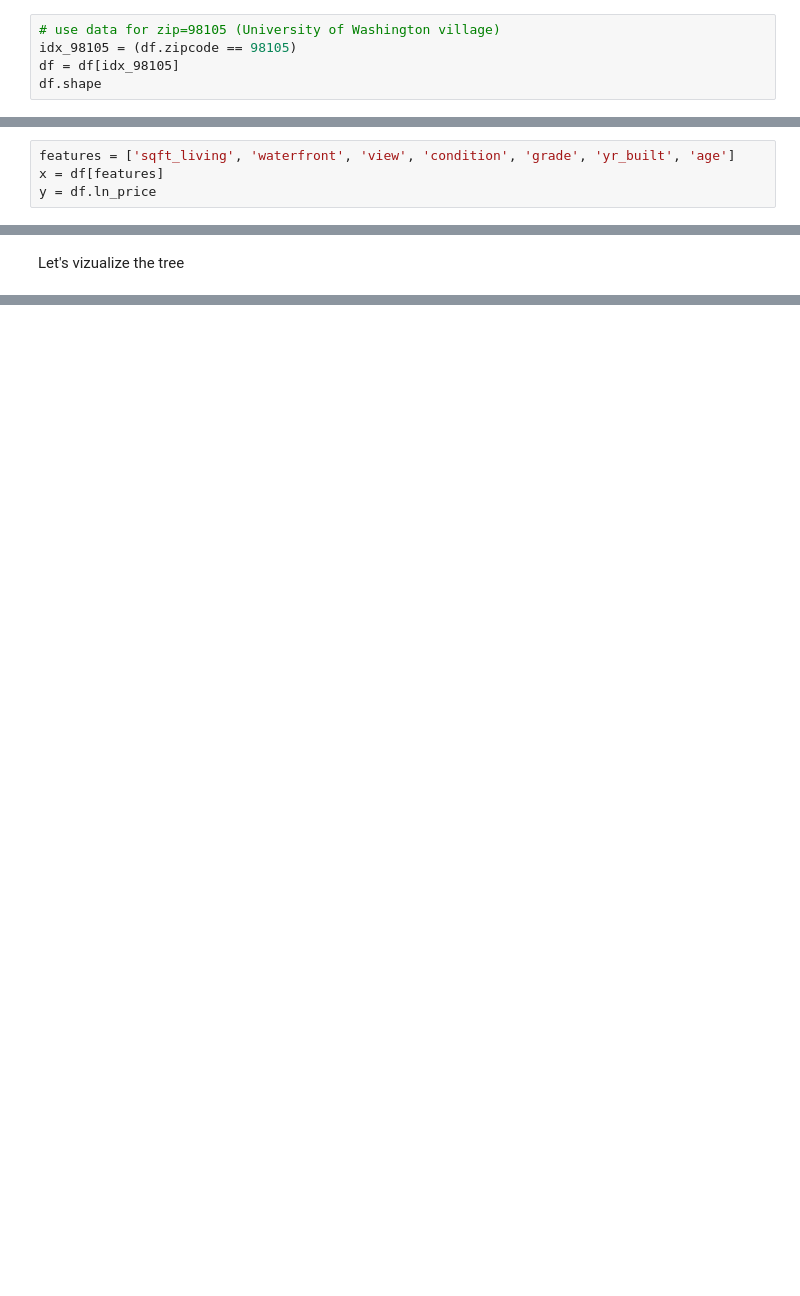
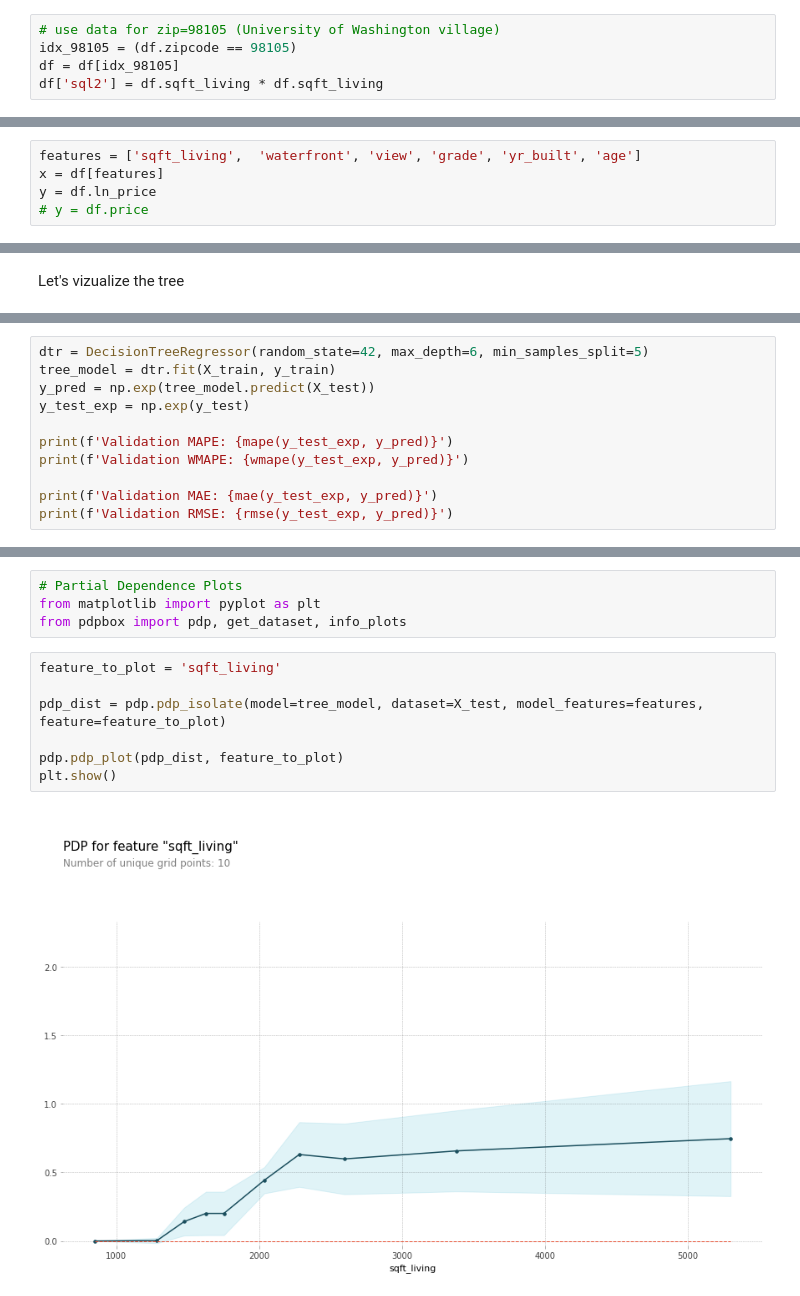
Before and after one commit to blazysecon/SDA_DS_class, a Jupyter notebook: practice/decision_trees.ipynb, the cells around one changed output, grey strips where cells are left out. Drawn from its saved outputs; the diff is of its cells as text; blank space fills up the shorter version.

```diff
--- a/practice/decision_trees.ipynb
+++ b/practice/decision_trees.ipynb
@@ -86,4 +120,4 @@ df['ln_price'] = np.log(df.price)
 # use data for zip=98105 (University of Washington village)
 idx_98105 = (df.zipcode == 98105)
 df = df[idx_98105]
-df.shape
+df['sql2'] = df.sqft_living * df.sqft_living
@@ -92,7 +124,8 @@ df.shape
 # %%
-features = ['sqft_living', 'waterfront', 'view', 'condition', 'grade', 'yr_built', 'age']
+features = ['sqft_living',  'waterfront', 'view', 'grade', 'yr_built', 'age']
 x = df[features]
 y = df.ln_price
+# y = df.price
 # %%
 from sklearn.linear_model import LinearRegression
 from sklearn.model_selection import train_test_split
@@ -158,3 +191,14 @@ tree_graph = tree.export_graphviz(tree_model, out_file=None, feature_names=featu
 graphviz.Source(tree_graph)
 # %% [output]
 [drawing not drawn]
+# %%
+dtr = DecisionTreeRegressor(random_state=42, max_depth=6, min_samples_split=5)
+tree_model = dtr.fit(X_train, y_train)
+y_pred = np.exp(tree_model.predict(X_test))
+y_test_exp = np.exp(y_test)
+
+print(f'Validation MAPE: {mape(y_test_exp, y_pred)}')
+print(f'Validation WMAPE: {wmape(y_test_exp, y_pred)}')
+
+print(f'Validation MAE: {mae(y_test_exp, y_pred)}')
+print(f'Validation RMSE: {rmse(y_test_exp, y_pred)}')
@@ -160,0 +226,13 @@ graphviz.Source(tree_graph)
+# %%
+# Partial Dependence Plots
+from matplotlib import pyplot as plt
+from pdpbox import pdp, get_dataset, info_plots
+# %%
+feature_to_plot = 'sqft_living'
+
+pdp_dist = pdp.pdp_isolate(model=tree_model, dataset=X_test, model_features=features, feature=feature_to_plot)
+
+pdp.pdp_plot(pdp_dist, feature_to_plot)
+plt.show()
+# %% [output]
+[figure, added]
```
Also changed, not shown: parts of 12 cells of this notebook.
